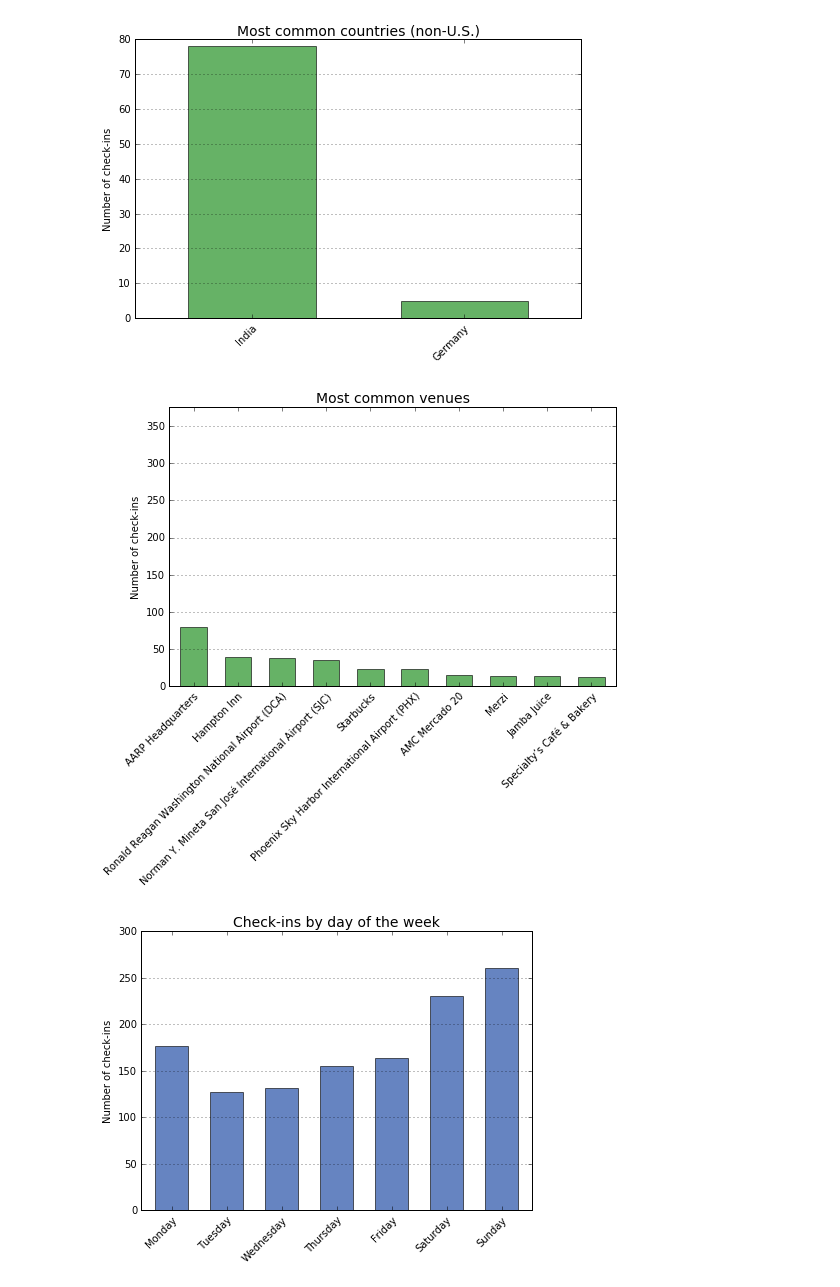
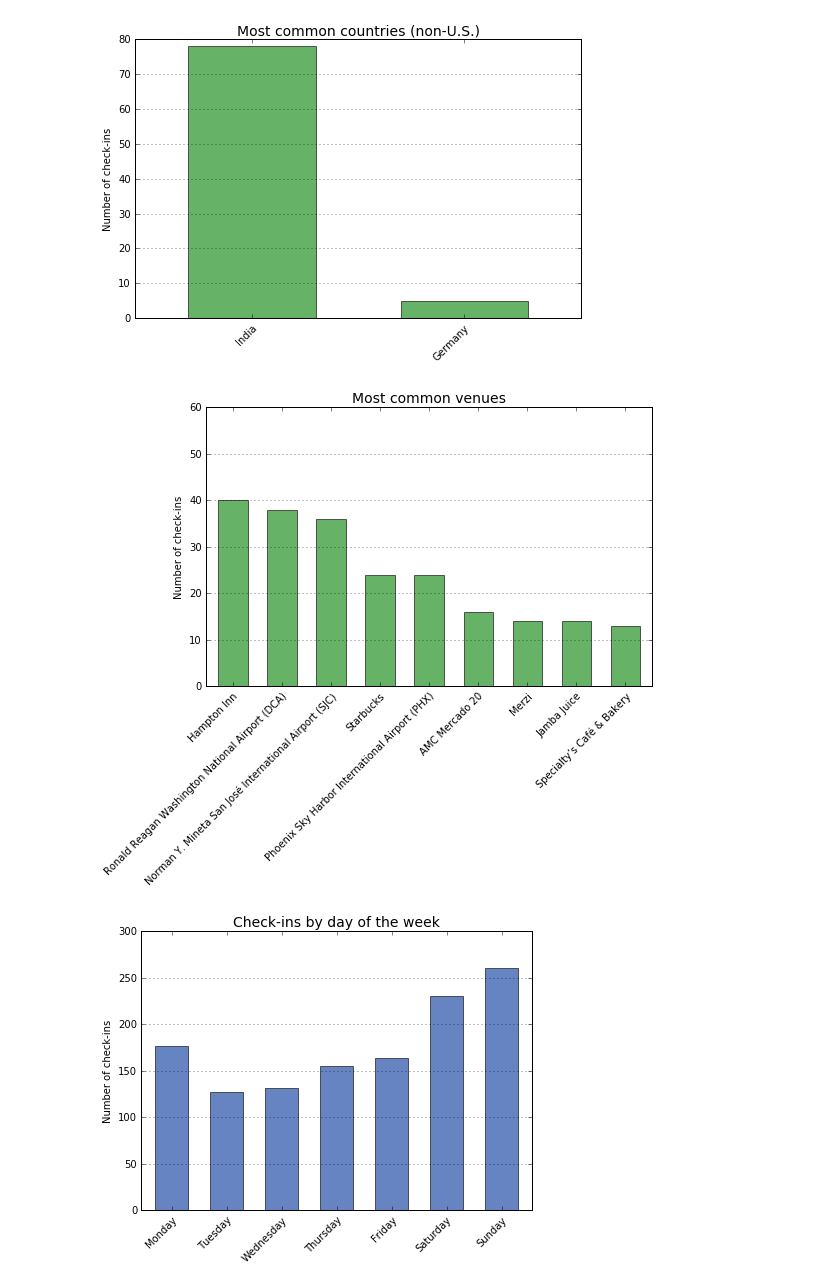
Before and after one commit to maheshpshankar/Data-Science-projects, a Jupyter notebook: data_viz/foursquare-location-history.ipynb, the cells around one changed output. Cells and saved outputs as stored; diff of their text form; code cells hidden in the pictures.

Commit message:
update ylim for most common venues

```diff
--- a/data_viz/foursquare-location-history.ipynb
+++ b/data_viz/foursquare-location-history.ipynb
@@ -13,7 +13,7 @@ title_fontsize = 14
 
 url_template = 'https://api.foursquare.com/v2/users/self/checkins?limit=250&oauth_token={}&v=20131026&offset={}'
 
-token = "Enter-your-token-here"
+token = "WLS5XVBO0K235QBSTPZ3TIKFB0I3HWOCN3VHBOSDGOIZHDQT&v=20160411"
 offset = 0
 data = []
 
@@ -126,19 +126,19 @@ plt.show()
 # %%
 # venues with the most check-ins
 df_filtered['venue_name'] = df_filtered['venue_name'].str.replace('Hampton Inn Convention Center', 'Hampton Inn')
-countdata = df_filtered['venue_name'].value_counts().head(10)
+countdata = df_filtered['venue_name'].value_counts().iloc[1:10]
 ax = countdata.plot(kind='bar', figsize=[8, 5], width=0.6, alpha=0.6,
                     color='g', edgecolor='k', grid=False)
 ax.set_xticklabels(countdata.index, rotation=45, rotation_mode='anchor', ha='right')
-ax.set_ylim(0, 375)
+ax.set_ylim(0, 60)
 ax.yaxis.grid(True)
 ax.set_title('Most common venues', fontsize=title_fontsize)
 ax.set_ylabel('Number of check-ins')
 
 plt.savefig('images/foursquare_common_venues.png', dpi=96, bbox_inches='tight')
 plt.show()
 # %% [output]
-[figure, old version]
+[figure, new version]
 # %%
 # check-ins by the day of the week
 countdata = df_filtered.groupby('weekday')['weekday'].count()
```
Also changed, not shown: parts of 2 cells of this notebook.
